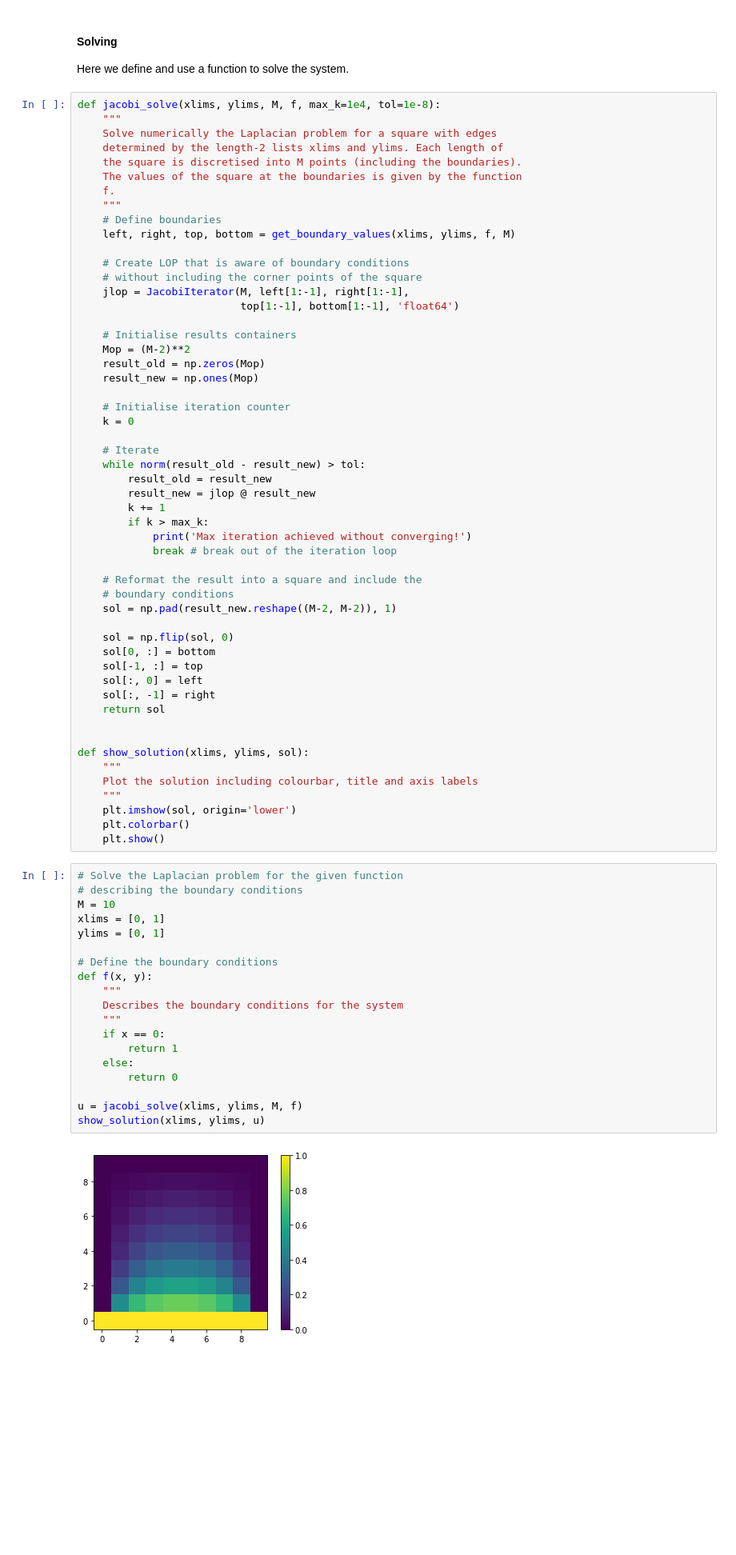
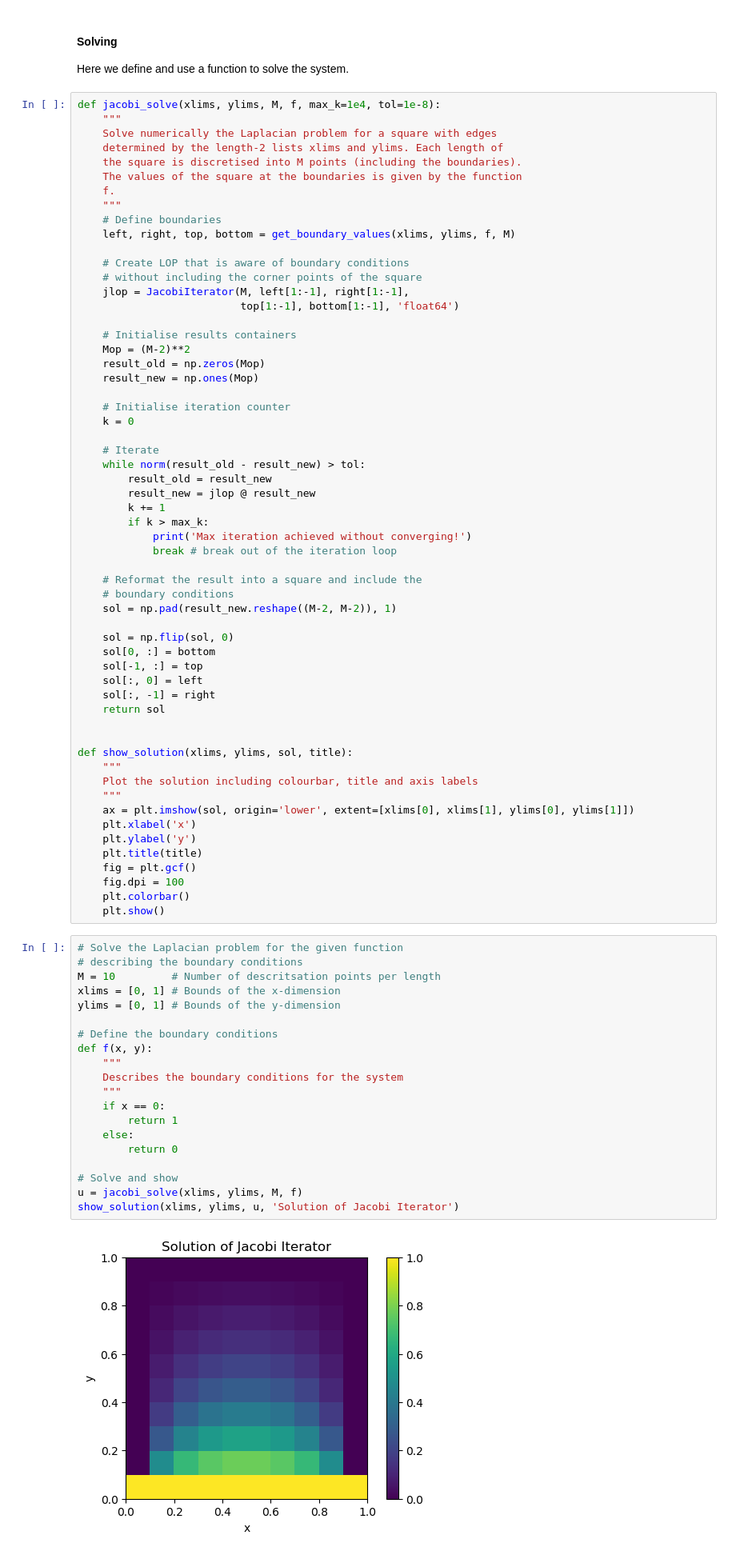
Before and after one commit to sheeshee/High-Performance-Computing-Coursework, a Jupyter notebook: Assignment 3/Assignment 3 Submission.ipynb, the cells around one changed output. Shown at 80% size. Drawn from its saved outputs; the diff is of its cells as text; blank space fills up the shorter version.

```diff
--- a/Assignment 3/Assignment 3 Submission.ipynb
+++ b/Assignment 3/Assignment 3 Submission.ipynb
@@ -295,31 +282,37 @@ def jacobi_solve(xlims, ylims, M, f, max_k=1e4, tol=1e-8):
     return sol
 
 
-def show_solution(xlims, ylims, sol):
+def show_solution(xlims, ylims, sol, title):
     """
     Plot the solution including colourbar, title and axis labels
     """
-    plt.imshow(sol, origin='lower')
+    ax = plt.imshow(sol, origin='lower', extent=[xlims[0], xlims[1], ylims[0], ylims[1]])
+    plt.xlabel('x')
+    plt.ylabel('y')
+    plt.title(title)
+    fig = plt.gcf()
+    fig.dpi = 100
     plt.colorbar()
     plt.show()
 # %%
 # Solve the Laplacian problem for the given function
 # describing the boundary conditions
-M = 10
-xlims = [0, 1]
-ylims = [0, 1]
+M = 10         # Number of descritsation points per length
+xlims = [0, 1] # Bounds of the x-dimension
+ylims = [0, 1] # Bounds of the y-dimension
 
 # Define the boundary conditions
 def f(x, y):
     """
     Describes the boundary conditions for the system
     """
     if x == 0:
         return 1
     else:
         return 0
 
+# Solve and show
 u = jacobi_solve(xlims, ylims, M, f)
-show_solution(xlims, ylims, u)
+show_solution(xlims, ylims, u, 'Solution of Jacobi Iterator')
 # %% [output]
-[figure, old version]
+[figure, new version]
```
Also changed, not shown: parts of 17 cells of this notebook.
